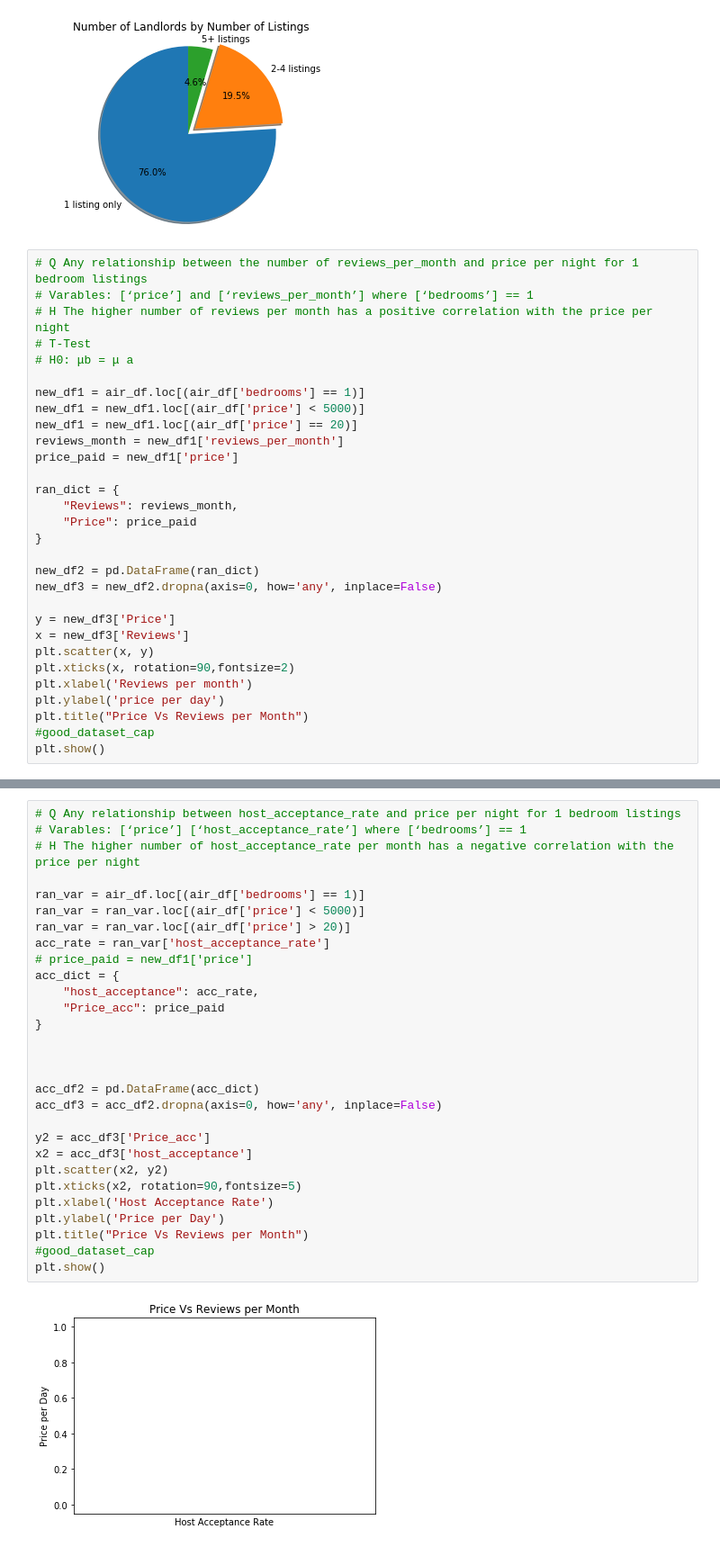
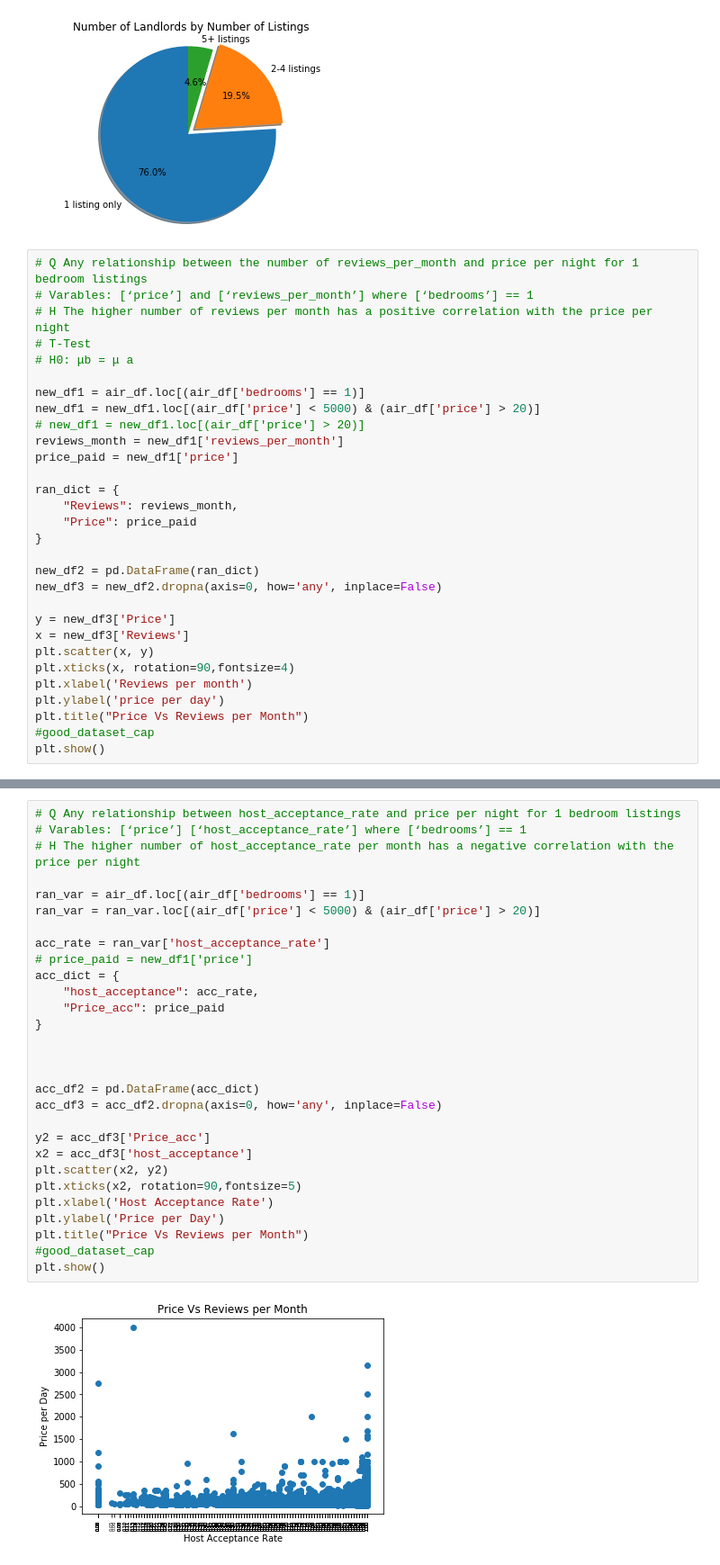
Before and after one commit to DerekTeed/project1_data, a Jupyter notebook: airbnbPy.ipynb, the cells around one changed output, grey strips where cells are left out. Shown: that part at 90% size. Saved outputs shown, nothing was run; the diff lists cells and outputs as text.

```diff
--- a/airbnbPy.ipynb
+++ b/airbnbPy.ipynb
@@ -126,8 +89,8 @@ plt.show()
 # H0: μb = μ a
 
 new_df1 = air_df.loc[(air_df['bedrooms'] == 1)]
-new_df1 = new_df1.loc[(air_df['price'] < 5000)]
-new_df1 = new_df1.loc[(air_df['price'] == 20)]
+new_df1 = new_df1.loc[(air_df['price'] < 5000) & (air_df['price'] > 20)]
+# new_df1 = new_df1.loc[(air_df['price'] > 20)]
 reviews_month = new_df1['reviews_per_month']
 price_paid = new_df1['price']
 
@@ -142,7 +105,7 @@ new_df3 = new_df2.dropna(axis=0, how='any', inplace=False)
 y = new_df3['Price']
 x = new_df3['Reviews']
 plt.scatter(x, y)
-plt.xticks(x, rotation=90,fontsize=2)
+plt.xticks(x, rotation=90,fontsize=4)
 plt.xlabel('Reviews per month')
 plt.ylabel('price per day')
 plt.title("Price Vs Reviews per Month")
@@ -174,34 +137,34 @@ plt.show()
 # %%
 # Q Any relationship between host_acceptance_rate and price per night for 1 bedroom listings
 # Varables: [‘price’] [‘host_acceptance_rate’] where [‘bedrooms’] == 1
 # H The higher number of host_acceptance_rate per month has a negative correlation with the price per night
 
 ran_var = air_df.loc[(air_df['bedrooms'] == 1)]
-ran_var = ran_var.loc[(air_df['price'] < 5000)]
-ran_var = ran_var.loc[(air_df['price'] > 20)]
+ran_var = ran_var.loc[(air_df['price'] < 5000) & (air_df['price'] > 20)]
+
 acc_rate = ran_var['host_acceptance_rate']
 # price_paid = new_df1['price']
 acc_dict = {
     "host_acceptance": acc_rate,
     "Price_acc": price_paid
 }
 
 
 
 acc_df2 = pd.DataFrame(acc_dict)
 acc_df3 = acc_df2.dropna(axis=0, how='any', inplace=False)
 
 y2 = acc_df3['Price_acc']
 x2 = acc_df3['host_acceptance']
 plt.scatter(x2, y2)
 plt.xticks(x2, rotation=90,fontsize=5)
 plt.xlabel('Host Acceptance Rate')
 plt.ylabel('Price per Day')
 plt.title("Price Vs Reviews per Month")
 #good_dataset_cap
 plt.show()
 # %% [output]
-[figure, old version]
+[figure, new version]
 # %%
 vc_slope, vc_int, vc_r, vc_p, vc_std_err = stats.linregress(x2, y2)
 vc_fit = vc_slope * x2 + vc_int
```
Also changed, not shown: parts of 12 cells of this notebook.
